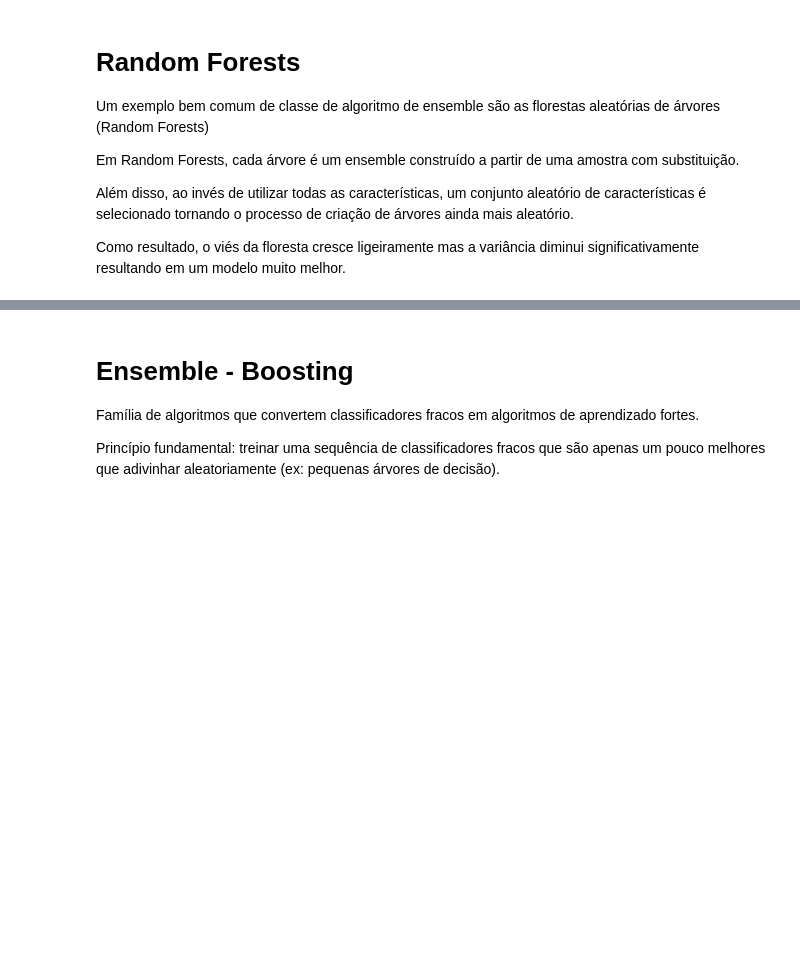
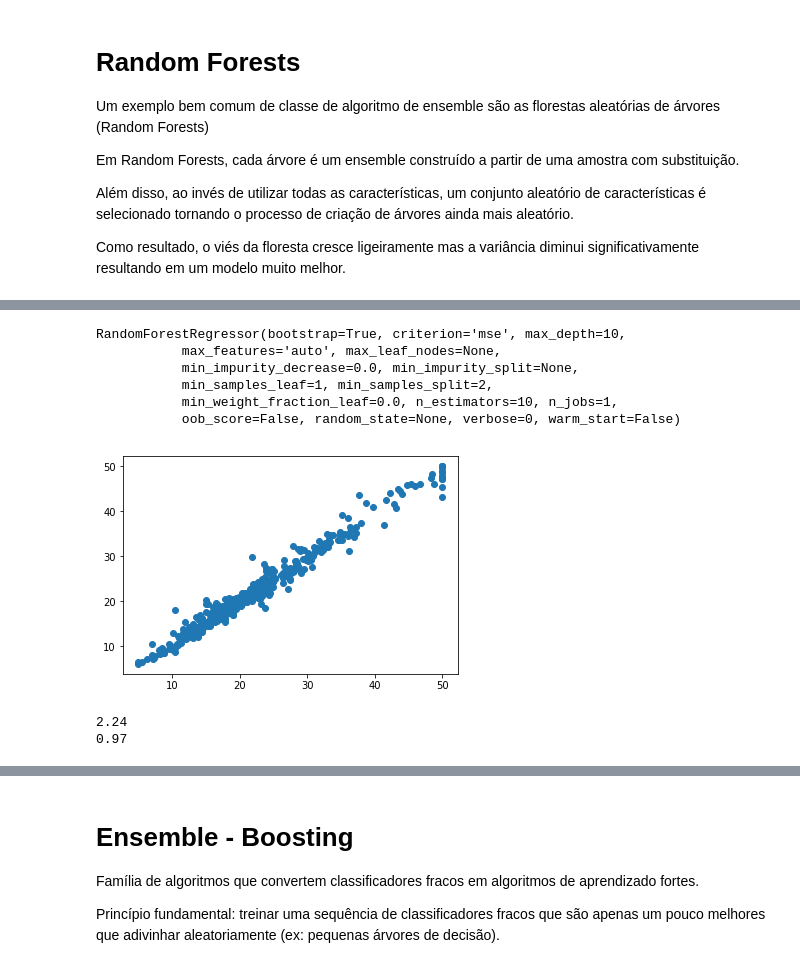
Before and after one commit to fabiosato/data-science-fundamentals-training, a Jupyter notebook: aula-05/Ensembles.ipynb, the cells around one changed output, grey strips where cells are left out. Cells and saved outputs as stored; diff of their text form; code cells hidden in the pictures; blank space fills up the shorter version.

```diff
--- a/aula-05/Ensembles.ipynb
+++ b/aula-05/Ensembles.ipynb
@@ -158,0 +168,3 @@ Implemente um modelo baseado em Random Forests para a base de dados 'Boston Hous
+# %%
+boston = load_boston()
+dir(boston)
@@ -158,0 +190,25 @@ Implemente um modelo baseado em Random Forests para a base de dados 'Boston Hous
+# %%
+rf = RandomForestRegressor(max_depth=10, n_estimators=10)
+rf.fit(boston.data, boston.target)
+# %% [output]
+RandomForestRegressor(bootstrap=True, criterion='mse', max_depth=10,
+           max_features='auto', max_leaf_nodes=None,
+           min_impurity_decrease=0.0, min_impurity_split=None,
+           min_samples_leaf=1, min_samples_split=2,
+           min_weight_fraction_leaf=0.0, n_estimators=10, n_jobs=1,
+           oob_score=False, random_state=None, verbose=0, warm_start=False)
+# %%
+y_pred = rf.predict(boston.data)
+# %%
+plt.scatter(boston.target, y_pred)
+plt.show()
+# %% [output]
+[figure, added]
+# %%
+from sklearn.metrics import mean_squared_error, r2_score
+
+print('%.2f' % mean_squared_error(boston.target, y_pred))
+print('%.2f' % r2_score(boston.target, y_pred))
+# %% [output]
+2.24
+0.97
```
Also changed, not shown: parts of 24 cells of this notebook.
